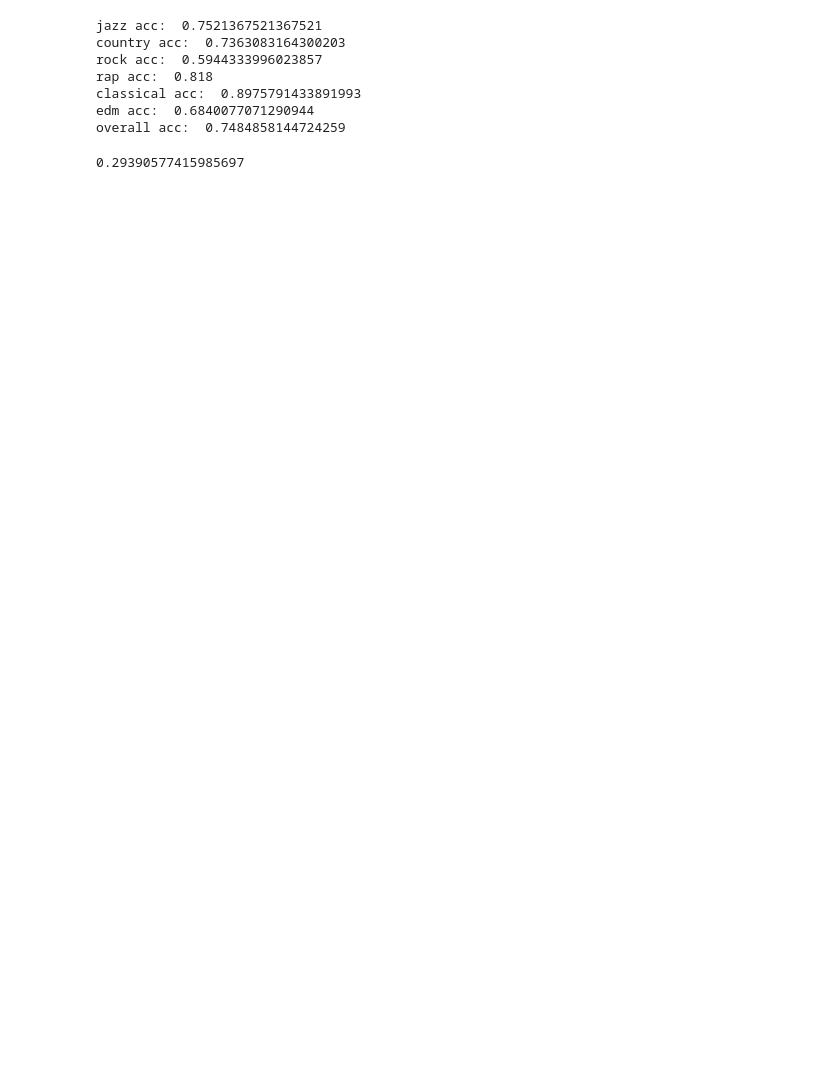
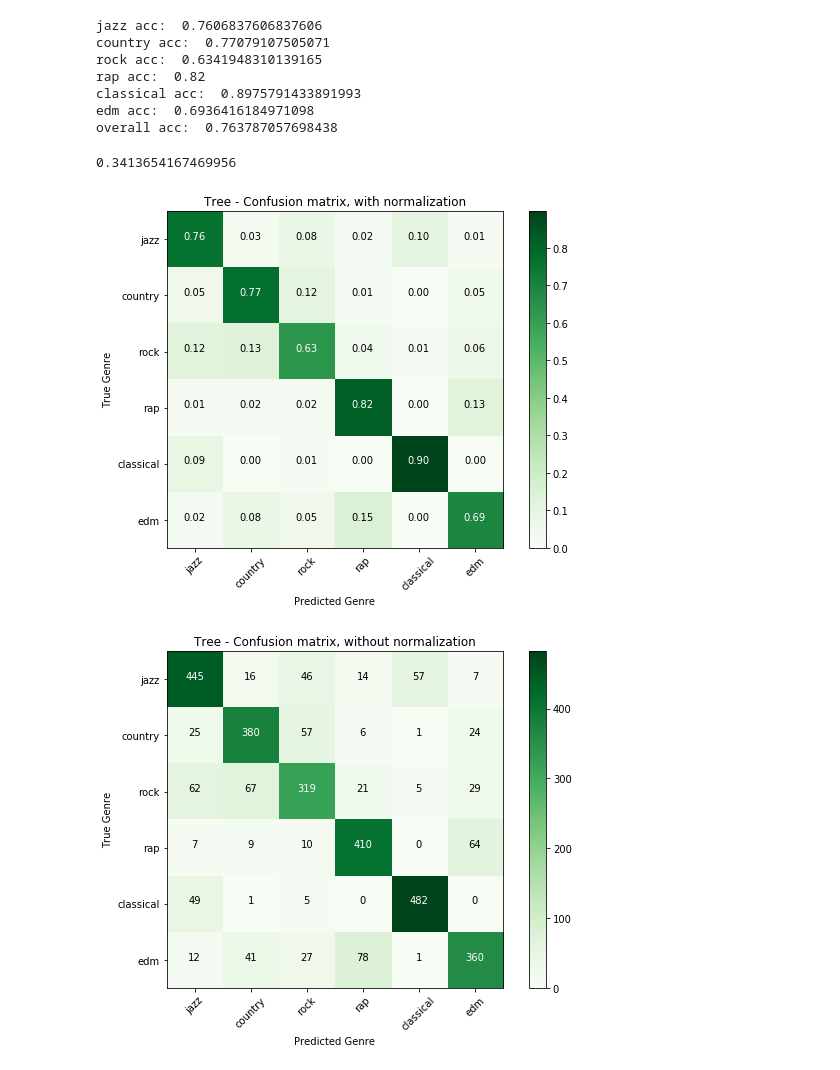
Before and after one commit to ianmatheson/DM_Classifier, a Jupyter notebook: tree_classifier.ipynb, the cells around one changed output. Cells and saved outputs as stored; diff of their text form; code cells hidden in the pictures; blank space fills up the shorter version.

Commit message:
add matrix to tree, file structure organization

```diff
--- a/tree_classifier.ipynb
+++ b/tree_classifier.ipynb
@@ -64,7 +64,11 @@ array([ 0.12768391,  0.00434326,  0.15856721,  0.4228371 ,  0.08052898,
 # %%
+expected =[]
+predicted = []
 for i in range(0,len(y_test)): #calc accuracies
     genre_expected = genres_dict[y_test[i]]
     genre_predicted = genres_dict[y_pred[i]]
+    expected.append(genre_expected)
+    predicted.append(genre_predicted)
     print("predicted: ", genre_predicted , "expected: ", genre_expected)
     if genre_expected == 'jazz':
         jazz_total+=1
@@ -128,14 +132,14 @@ print("classical acc: ", classical_ctr/classical_total)
 print("edm acc: ", edm_ctr/edm_total)
 print("overall acc: ", ctr/len(y_test))
 # %% [output]
-jazz acc:  0.7521367521367521
-country acc:  0.7363083164300203
-rock acc:  0.5944333996023857
-rap acc:  0.818
+jazz acc:  0.7606837606837606
+country acc:  0.77079107505071
+rock acc:  0.6341948310139165
+rap acc:  0.82
 classical acc:  0.8975791433891993
-edm acc:  0.6840077071290944
-overall acc:  0.7484858144724259
+edm acc:  0.6936416184971098
+overall acc:  0.763787057698438
 # %%
 total_percent_wrong/wrong #the average percent that is different in the predictor when the model mispredicts
 # %% [output]
-0.29390577415985697
+0.3413654167469956
@@ -141,0 +181,14 @@ total_percent_wrong/wrong #the average percent that is different in the predicto
+# %%
+cnf_matrix = confusion_matrix(expected, predicted, labels=['jazz', 'country', 'rock', 'rap', 'classical', 'edm'])
+np.set_printoptions(precision=2)
+
+# Plot confusion matrix
+plt.figure(figsize=(8, 6))
+plot_confusion_matrix(cnf_matrix, classes=['jazz', 'country', 'rock', 'rap', 'classical', 'edm'],
+                      title='Tree - Confusion matrix, with normalization')
+plt.figure(figsize=(8, 6))
+plot_confusion_matrix(cnf_matrix, classes=['jazz', 'country', 'rock', 'rap', 'classical', 'edm'],normalize= False,
+                      title='Tree - Confusion matrix, without normalization')
+# %% [output]
+[figure, added]
+[figure, added]
```
Also changed, not shown: parts of 4 cells of this notebook, 6 other files.
